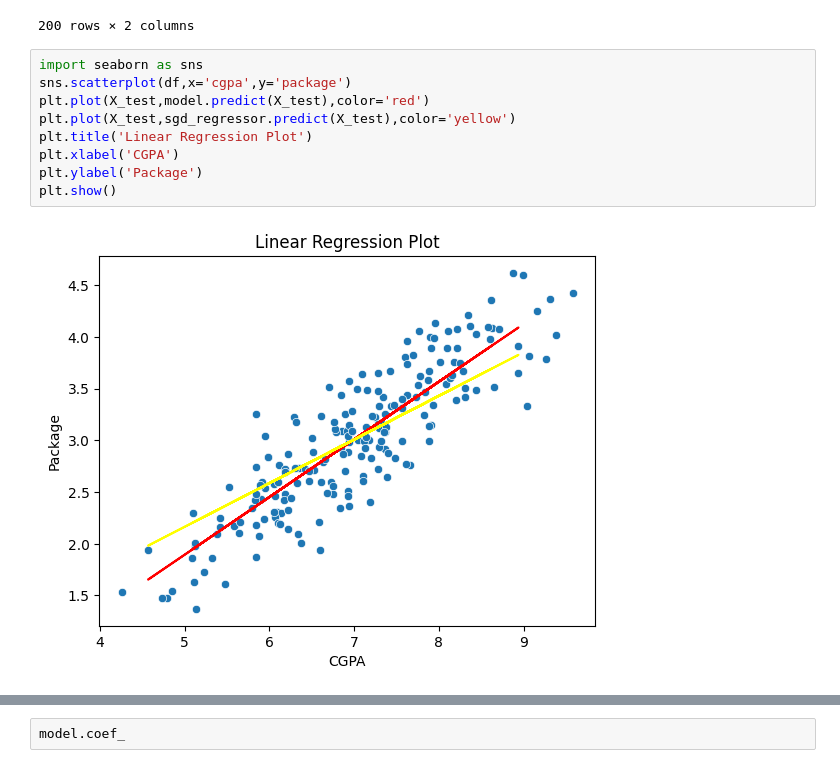
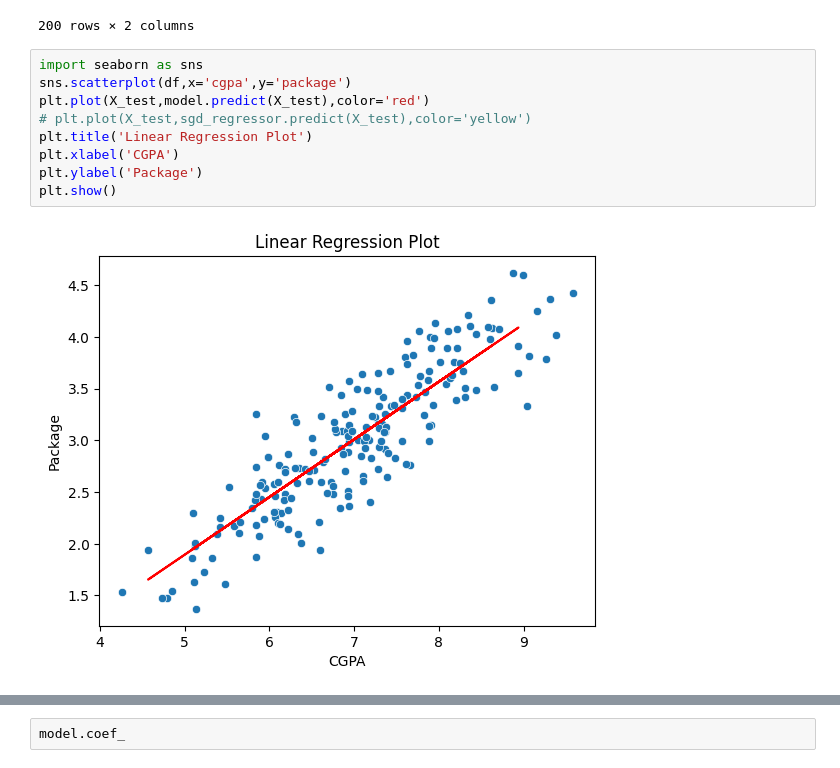
Before and after one commit to Abhasjaiswal/Machine-Learning, a Jupyter notebook: Linear-Regression/Dataset/PlacementPred.ipynb, the cells around one changed output, grey strips where cells are left out. Saved outputs shown, nothing was run; the diff lists cells and outputs as text.

```diff
--- a/Linear-Regression/Dataset/PlacementPred.ipynb
+++ b/Linear-Regression/Dataset/PlacementPred.ipynb
@@ -171,13 +175,13 @@ df
 # %%
 import seaborn as sns
 sns.scatterplot(df,x='cgpa',y='package')
 plt.plot(X_test,model.predict(X_test),color='red')
-plt.plot(X_test,sgd_regressor.predict(X_test),color='yellow')
+# plt.plot(X_test,sgd_regressor.predict(X_test),color='yellow')
 plt.title('Linear Regression Plot')
 plt.xlabel('CGPA')
 plt.ylabel('Package')
 plt.show()
 # %% [output]
-[figure, old version]
+[figure, new version]
 # %%
 sns.scatterplot(df,x='cgpa',y='package')
```
Also changed, not shown: parts of 6 cells of this notebook, 3 other files.
